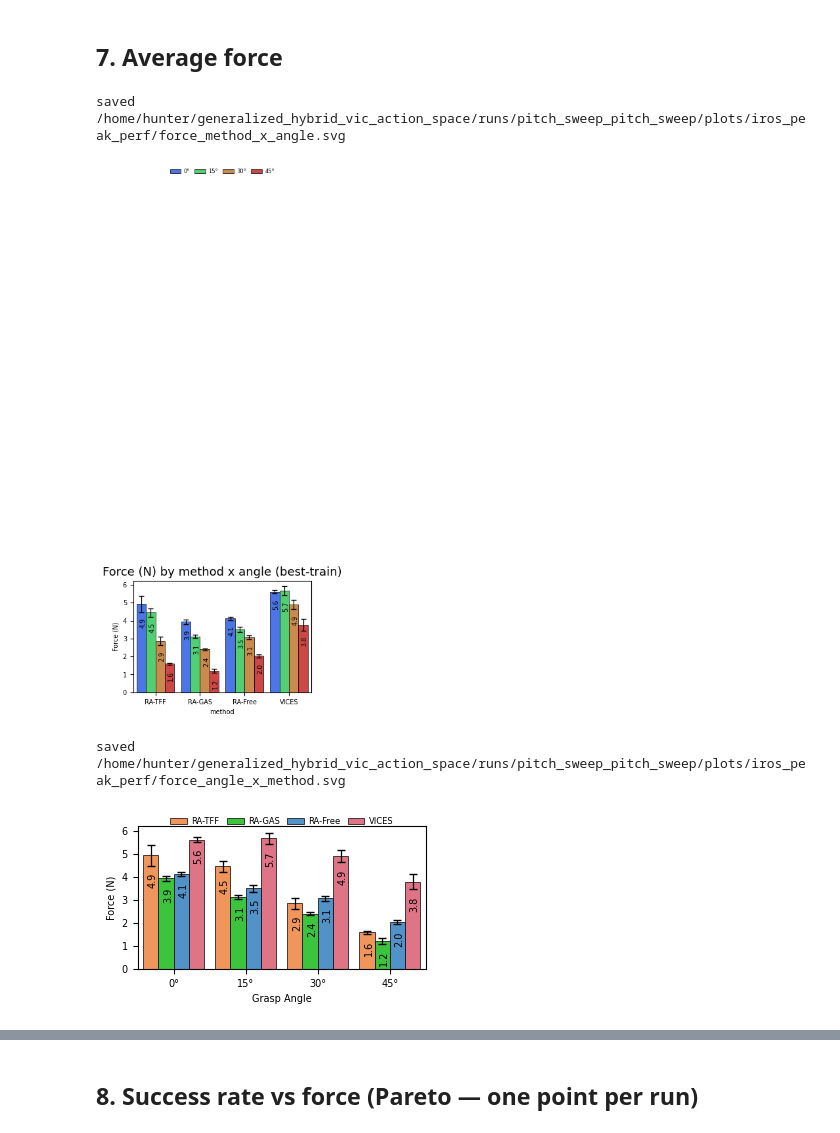
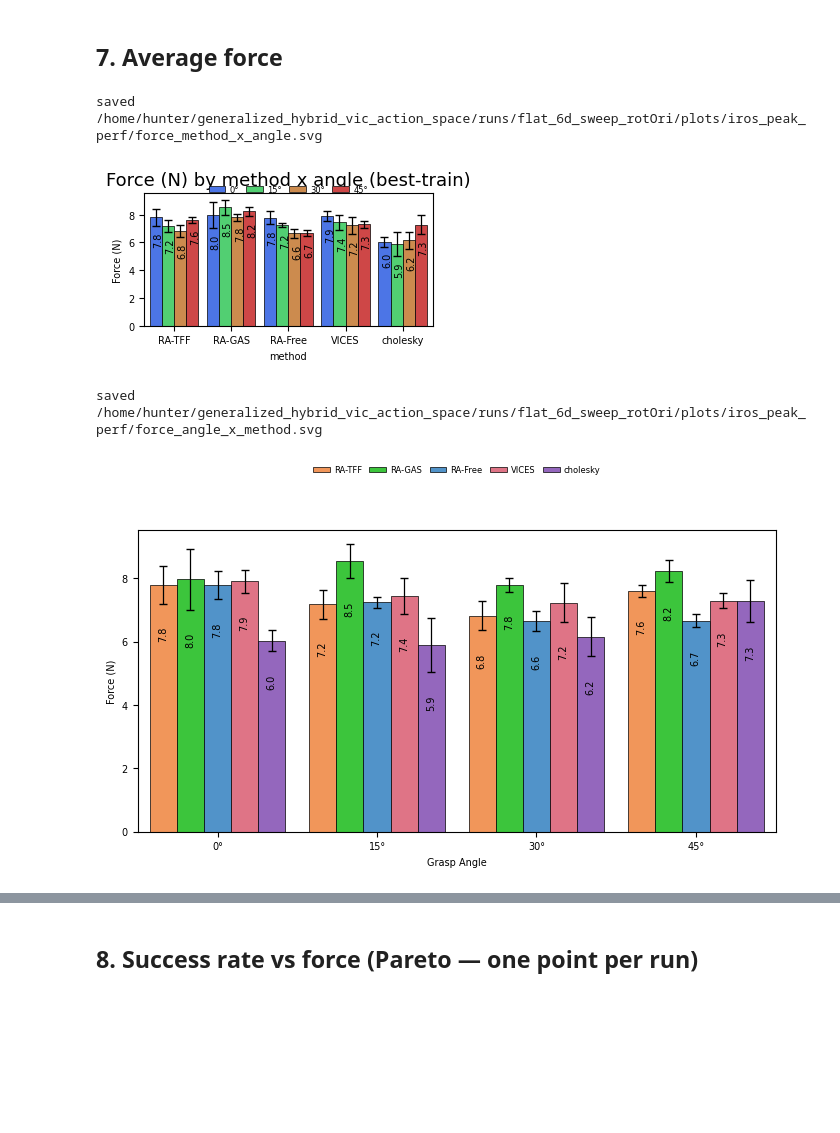
Before and after one commit to RoboNuke/generalized_hybrid_vic_action_space, a Jupyter notebook: data_analysis/iros_workshop_analysis/peak_perf_analysis.ipynb, the cells around one changed output, grey strips where cells are left out. Cells and saved outputs as stored; diff of their text form; code cells hidden in the pictures; blank space fills up the shorter version.

```diff
--- a/data_analysis/iros_workshop_analysis/peak_perf_analysis.ipynb
+++ b/data_analysis/iros_workshop_analysis/peak_perf_analysis.ipynb
@@ -64,8 +64,8 @@ importlib.reload(au)
 # --- Data source (wandb). Same project/tag as performance_analysis; the download is cached,
 # so running EITHER notebook's load cell fills the shared cache for both. Set
 # WANDB_PROJECT/WANDB_TAG = None to load a local runs/ subfolder via LOCAL_FOLDER instead.
-WANDB_PROJECT = "flat_scribing" #"pitch_sweep"
-WANDB_TAG     = "iros_ws_v3" #pitch_sweep"
+WANDB_PROJECT = "flat_6d" #"pitch_sweep"
+WANDB_TAG     = "sweep_rotOri" #pitch_sweep"
 WANDB_ENTITY  = "hur"
 LOCAL_FOLDER  = ""   # used only when WANDB_PROJECT/WANDB_TAG are None
 FOLDER_NAME   = f"{WANDB_PROJECT}_{WANDB_TAG}" if (WANDB_PROJECT and WANDB_TAG) else LOCAL_FOLDER
@@ -181,6 +207,8 @@ import importlib; importlib.reload(au)  # hot-reload analysis_utils (edits apply
 # Success rate: x-axis = GRASP ANGLE, one bar per METHOD (colored by method).
 LEGEND_POS = "below"   # "box" | "below" | "upper left" | "upper right" | "lower left" | "lower right"
 m = METRICS["success"]
+au.DEFAULT_FIG_WIDTH *= 2
+au.DEFAULT_FIG_HEIGHT *=2
 #au.BAR_LABEL_OFFSET_ABOVE_SMALL = 0.02
 #au.BAR_LABEL_OFFSET_INSIDE_SMALL = 0.02
 #au.BAR_LABEL_THRESHOLD_PAD_SMALL = 0.05
@@ -241,6 +269,8 @@ import importlib; importlib.reload(au)  # hot-reload analysis_utils (edits apply
 # Mean reward: x-axis = GRASP ANGLE, one bar per METHOD (colored by method).
 LEGEND_POS = "below"   # "box" | "below" | "upper left" | "upper right" | "lower left" | "lower right"
 m = METRICS["reward"]
+au.DEFAULT_FIG_WIDTH *= 2
+au.DEFAULT_FIG_HEIGHT *=2
 fig = au.figure_bars_angle_x_method(COL, m["tag"], STYLE, mode=MODE, selection_metric=SELECTION_METRIC,
                                     xlabel="grasp angle", ylabel=m["ylabel"],
                                     title=None, #f'{m["ylabel"]} by angle x method ({SRC})',
@@ -290,22 +320,24 @@ fig = au.figure_bars_method_x_angle(COL, m["tag"], STYLE, mode=MODE, selection_m
 au.save_figure(fig, "force_method_x_angle", STYLE)
 plt.show()
 # %% [output]
-saved /home/hunter/generalized_hybrid_vic_action_space/runs/pitch_sweep_pitch_sweep/plots/iros_peak_perf/force_method_x_angle.svg
+saved /home/hunter/generalized_hybrid_vic_action_space/runs/flat_6d_sweep_rotOri/plots/iros_peak_perf/force_method_x_angle.svg
-[figure, old version]
+[figure, new version]
 # %%
 import importlib; importlib.reload(au)  # hot-reload analysis_utils (edits apply without re-loading data)
 # Average force: x-axis = GRASP ANGLE, one bar per METHOD (colored by method).
 LEGEND_POS = "below"   # "box" | "below" | "upper left" | "upper right" | "lower left" | "lower right"
 m = METRICS["force"]
+au.DEFAULT_FIG_WIDTH *= 2
+au.DEFAULT_FIG_HEIGHT *=2
 fig = au.figure_bars_angle_x_method(COL, m["tag"], STYLE, mode=MODE, selection_metric=SELECTION_METRIC,
                                     xlabel="Grasp Angle", ylabel=m["ylabel"],
                                     title=None, #f'{m["ylabel"]} by angle x method ({SRC})',
                                     ylim=m["ylim"], ci_clip=m["ci_clip"], legend_pos=LEGEND_POS)
 au.save_figure(fig, "force_angle_x_method", STYLE)
 plt.show()
 # %% [output]
-saved /home/hunter/generalized_hybrid_vic_action_space/runs/pitch_sweep_pitch_sweep/plots/iros_peak_perf/force_angle_x_method.svg
+saved /home/hunter/generalized_hybrid_vic_action_space/runs/flat_6d_sweep_rotOri/plots/iros_peak_perf/force_angle_x_method.svg
-[figure, old version]
+[figure, new version]
 # %%
 import importlib; importlib.reload(au)  # hot-reload analysis_utils (edits apply without re-loading data)
 # Average force: aggregated over all runs — one bar per METHOD (pooled over grasp angles).
```
Also changed, not shown: parts of 18 cells of this notebook, 10 other files.
